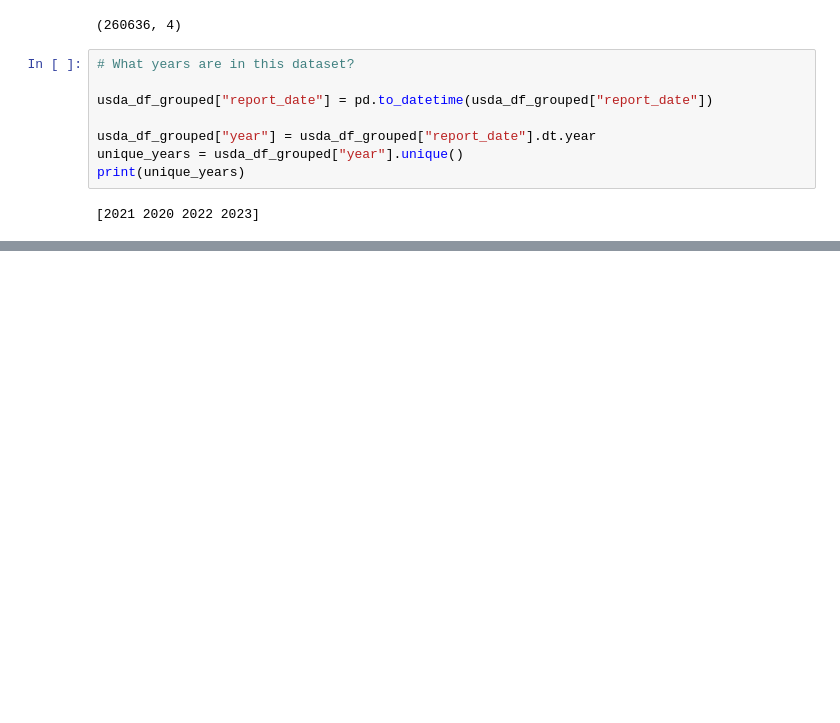
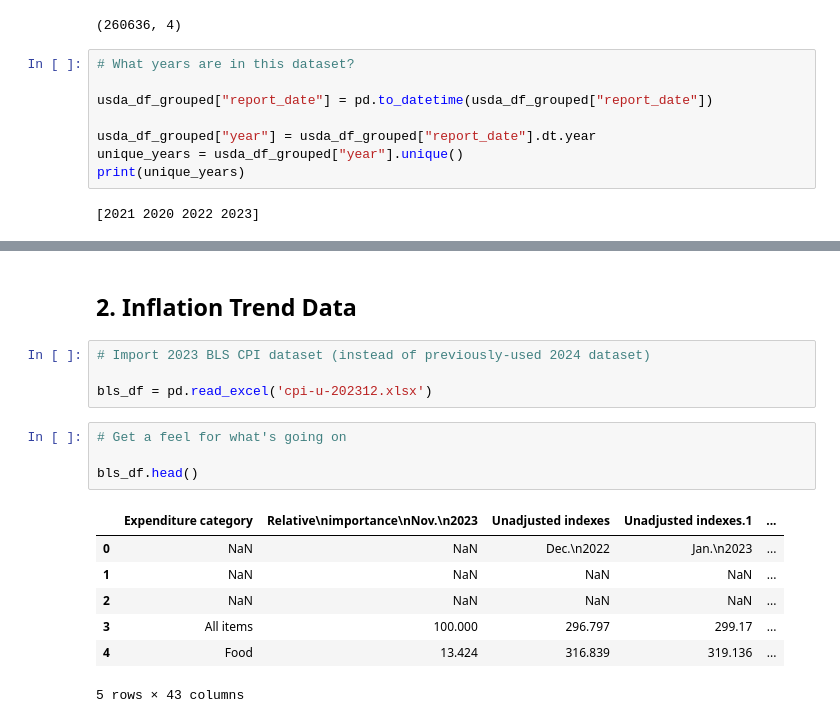
Before and after one commit to bradleytkay/Q1-2025-data-analysis-project-challenge, a Jupyter notebook: Q1-2025-step-2a-cleaning-pt-2.ipynb, the cells around one changed output, grey strips where cells are left out. Saved outputs shown, nothing was run; the diff lists cells and outputs as text; blank space fills up the shorter version.

```diff
--- a/Q1-2025-step-2a-cleaning-pt-2.ipynb
+++ b/Q1-2025-step-2a-cleaning-pt-2.ipynb
@@ -662,0 +677,18 @@ print(unique_years)
+# %% [markdown]
+## 2. Inflation Trend Data
+# %%
+# Import 2023 BLS CPI dataset (instead of previously-used 2024 dataset)
+
+bls_df = pd.read_excel('cpi-u-202312.xlsx')
+# %%
+# Get a feel for what's going on
+
+bls_df.head()
+# %% [output]
+|  | Expenditure category | Relative\nimportance\nNov.\n2023 | Unadjusted indexes | Unadjusted indexes.1 | ... |
+| 0 | NaN | NaN | Dec.\n2022 | Jan.\n2023 | ... |
+| 1 | NaN | NaN | NaN | NaN | ... |
+| 2 | NaN | NaN | NaN | NaN | ... |
+| 3 | All items | 100.000 | 296.797 | 299.17 | ... |
+| 4 | Food | 13.424 | 316.839 | 319.136 | ... |
+5 rows × 43 columns
```
Also changed, not shown: parts of 11 cells of this notebook.
